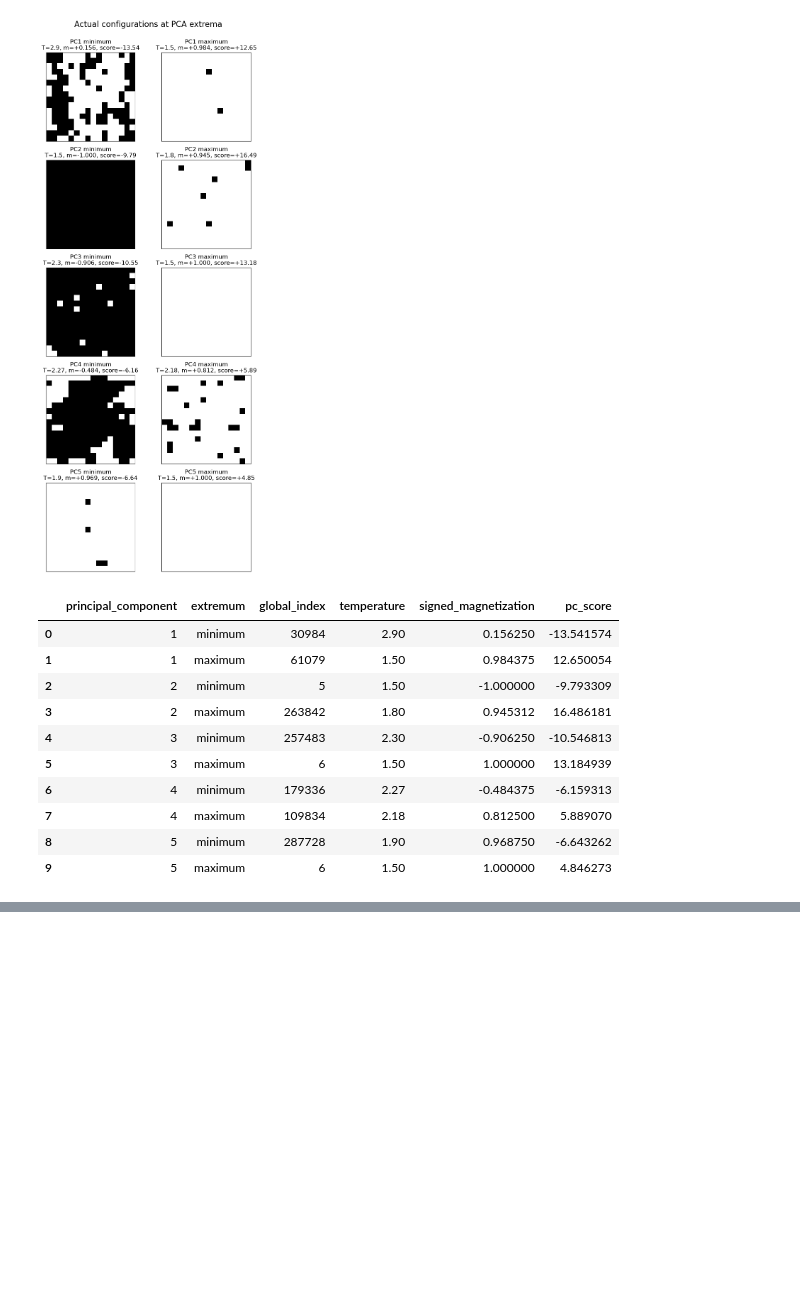
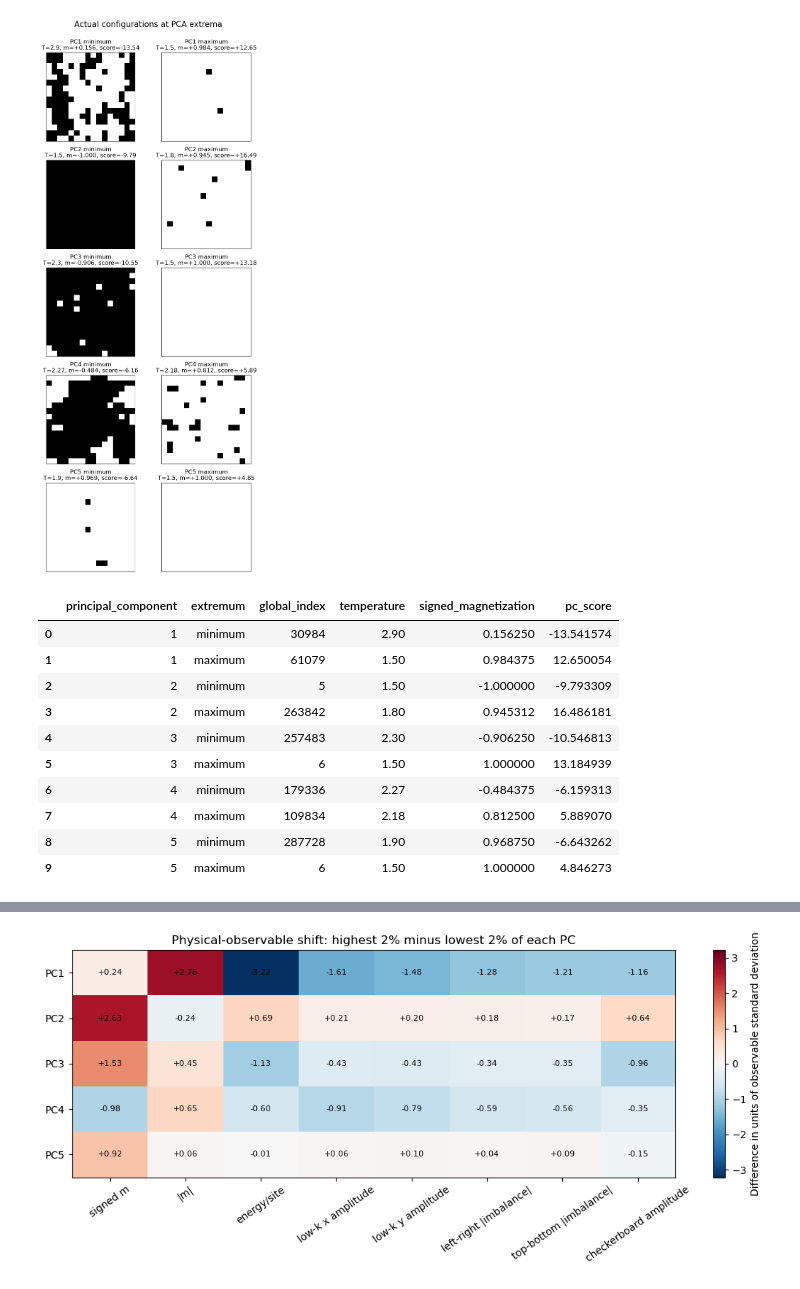
Before and after one commit to lledson425/Summer25, a Jupyter notebook: notebooks/ising/resnet_pca_variance_extrema.ipynb, the cells around one changed output, grey strips where cells are left out. Saved outputs shown, nothing was run; the diff lists cells and outputs as text; code cells hidden in the pictures; blank space fills up the shorter version.

```diff
--- a/notebooks/ising/resnet_pca_variance_extrema.ipynb
+++ b/notebooks/ising/resnet_pca_variance_extrema.ipynb
@@ -301,0 +491,89 @@ extrema_table
+# %%
+probe_names = [
+    "signed m",
+    "|m|",
+    "energy/site",
+    "low-k x amplitude",
+    "low-k y amplitude",
+    "left-right |imbalance|",
+    "top-bottom |imbalance|",
+    "checkerboard amplitude",
+]
+probe_values = np.empty((N_CONFIGURATIONS, len(probe_names)), dtype=np.float32)
+
+checkerboard = (-1.0) ** (np.indices((L, L)).sum(axis=0))
+x_phase = np.exp(-2j * np.pi * np.arange(L) / L)[None, :]
+y_phase = np.exp(-2j * np.pi * np.arange(L) / L)[:, None]
+
+batch_size = 10_000
+for start in range(0, N_CONFIGURATIONS, batch_size):
+    stop = min(start + batch_size, N_CONFIGURATIONS)
+    batch = np.asarray(all_spins[start:stop], dtype=np.float32)
+    m = batch.mean(axis=(1, 2))
+    horizontal_bonds = batch * np.roll(batch, -1, axis=2)
+    vertical_bonds = batch * np.roll(batch, -1, axis=1)
+    energy = -0.5 * (horizontal_bonds + vertical_bonds).mean(axis=(1, 2))
+
+    low_k_x = np.abs((batch * x_phase).mean(axis=(1, 2)))
+    low_k_y = np.abs((batch * y_phase).mean(axis=(1, 2)))
+    left_right = np.abs(
+        batch[:, :, :L // 2].mean(axis=(1, 2))
+        - batch[:, :, L // 2:].mean(axis=(1, 2))
+    )
+    top_bottom = np.abs(
+        batch[:, :L // 2, :].mean(axis=(1, 2))
+        - batch[:, L // 2:, :].mean(axis=(1, 2))
+    )
+    checker = np.abs((batch * checkerboard).mean(axis=(1, 2)))
+
+    probe_values[start:stop] = np.column_stack([
+        m, np.abs(m), energy, low_k_x, low_k_y,
+        left_right, top_bottom, checker,
+    ])
+
+probe_scale = probe_values.std(axis=0, ddof=1)
+tail_effects = np.empty((5, len(probe_names)), dtype=np.float64)
+for pc_index in range(5):
+    order = np.argsort(np.asarray(pca90_scores[:, pc_index]))
+    low_indices = order[:tail_count]
+    high_indices = order[-tail_count:]
+    tail_effects[pc_index] = (
+        probe_values[high_indices].mean(axis=0)
+        - probe_values[low_indices].mean(axis=0)
+    ) / probe_scale
+
+fig, ax = plt.subplots(figsize=(11, 4.8))
+limit = max(1.0, float(np.nanmax(np.abs(tail_effects))))
+image = ax.imshow(tail_effects, cmap="RdBu_r", vmin=-limit, vmax=limit, aspect="auto")
+ax.set(
+    xticks=np.arange(len(probe_names)),
+    xticklabels=probe_names,
+    yticks=np.arange(5),
+    yticklabels=[f"PC{i}" for i in range(1, 6)],
+    title="Physical-observable shift: highest 2% minus lowest 2% of each PC",
+)
+ax.tick_params(axis="x", rotation=35)
+for row in range(5):
+    for column in range(len(probe_names)):
+        ax.text(column, row, f"{tail_effects[row, column]:+.2f}", ha="center", va="center", fontsize=8)
+fig.colorbar(image, ax=ax, label="Difference in units of observable standard deviation")
+fig.tight_layout()
+fig.savefig(
+    OUTPUT_ROOT / "ising16_resnet18_raw_pc1-5_physical_probe_tail_shifts.png",
+    dpi=250,
+    bbox_inches="tight",
+)
+plt.show()
+plt.close(fig)
+
+probe_effect_table = pd.DataFrame(
+    tail_effects,
+    index=[f"PC{i}" for i in range(1, 6)],
+    columns=probe_names,
+)
+probe_effect_table.to_csv(
+    OUTPUT_ROOT / "ising16_resnet18_raw_pc1-5_physical_probe_tail_shifts.csv"
+)
+probe_effect_table
+# %% [output]
+[figure, added]
```
Also changed, not shown: parts of 9 cells of this notebook, 1 other file.
